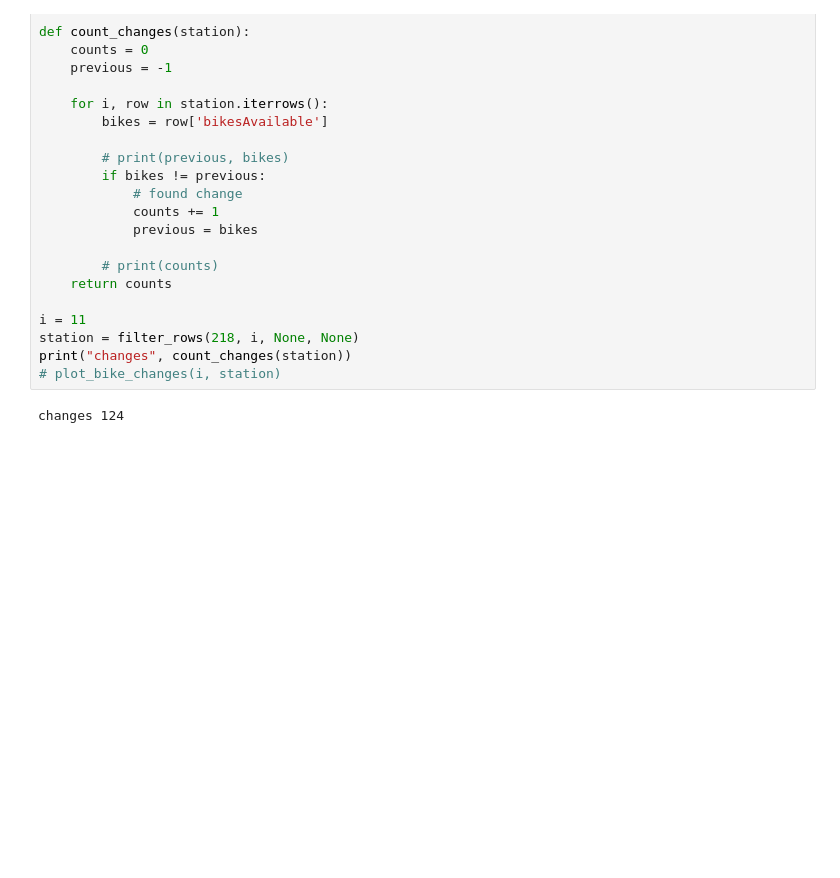
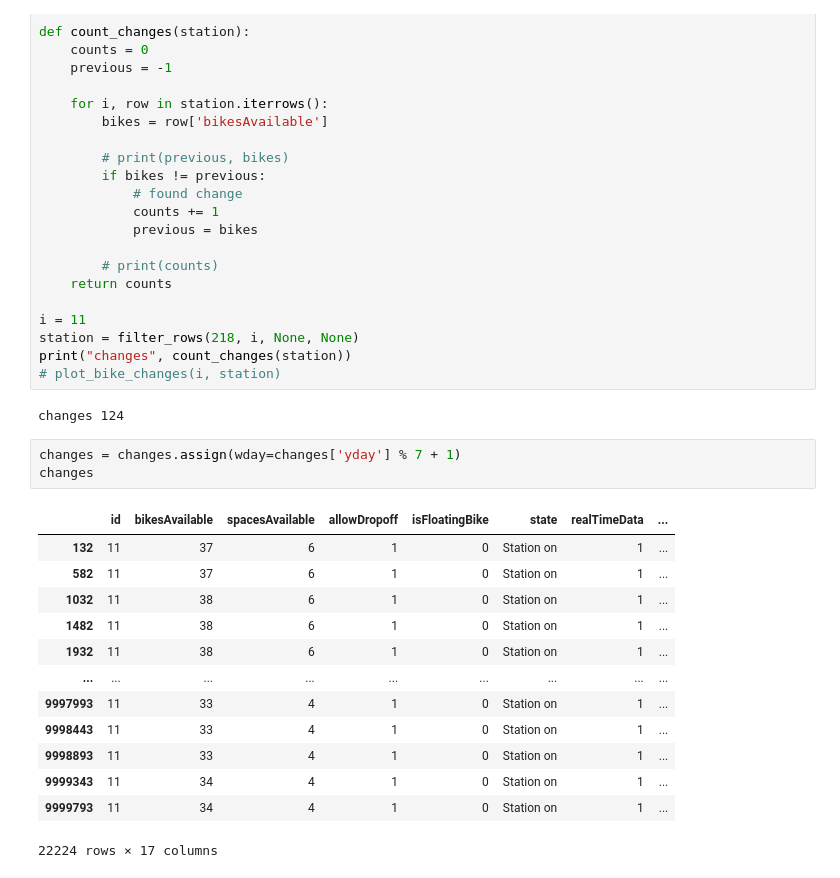
Before and after one commit to VirtualAkseli/NoMES, a Jupyter notebook: NoMAS_EDA.ipynb, the cells around one changed output. Drawn from its saved outputs; the diff is of its cells as text; blank space fills up the shorter version.

```diff
--- a/NoMAS_EDA.ipynb
+++ b/NoMAS_EDA.ipynb
@@ -186,6 +194,23 @@ print("changes", count_changes(station))
 # plot_bike_changes(i, station)
 # %% [output]
 changes 124
+# %%
+changes = changes.assign(wday=changes['yday'] % 7 + 1)
+changes
+# %% [output]
+|  | id | bikesAvailable | spacesAvailable | allowDropoff | isFloatingBike | state | realTimeData | ... |
+| 132 | 11 | 37 | 6 | 1 | 0 | Station on | 1 | ... |
+| 582 | 11 | 37 | 6 | 1 | 0 | Station on | 1 | ... |
+| 1032 | 11 | 38 | 6 | 1 | 0 | Station on | 1 | ... |
+| 1482 | 11 | 38 | 6 | 1 | 0 | Station on | 1 | ... |
+| 1932 | 11 | 38 | 6 | 1 | 0 | Station on | 1 | ... |
+| ... | ... | ... | ... | ... | ... | ... | ... | ... |
+| 9997993 | 11 | 33 | 4 | 1 | 0 | Station on | 1 | ... |
+| 9998443 | 11 | 33 | 4 | 1 | 0 | Station on | 1 | ... |
+| 9998893 | 11 | 33 | 4 | 1 | 0 | Station on | 1 | ... |
+| 9999343 | 11 | 34 | 4 | 1 | 0 | Station on | 1 | ... |
+| 9999793 | 11 | 34 | 4 | 1 | 0 | Station on | 1 | ... |
+22224 rows × 17 columns
 # %%
 # predict number of bikes
 
```
Also changed, not shown: parts of 7 cells of this notebook.
